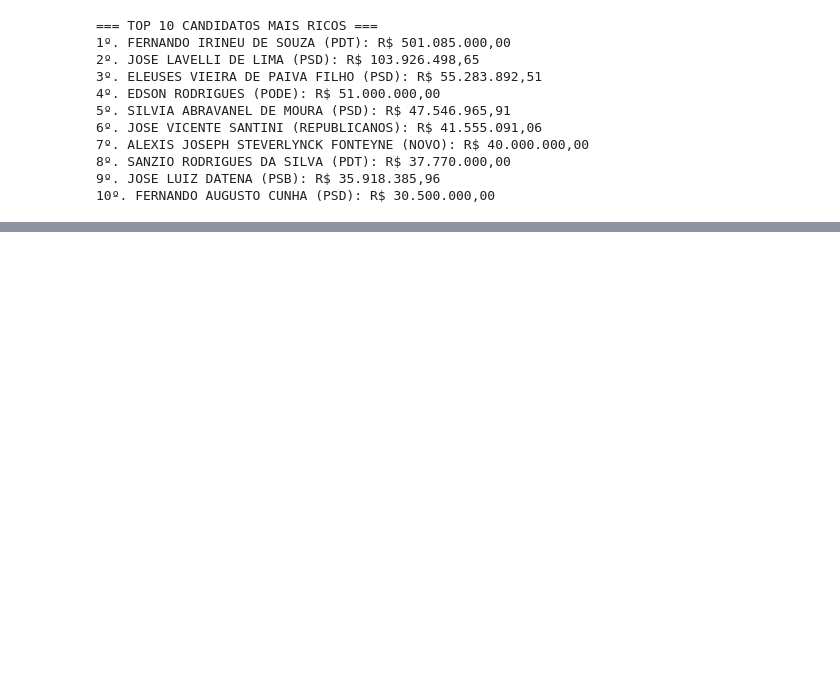
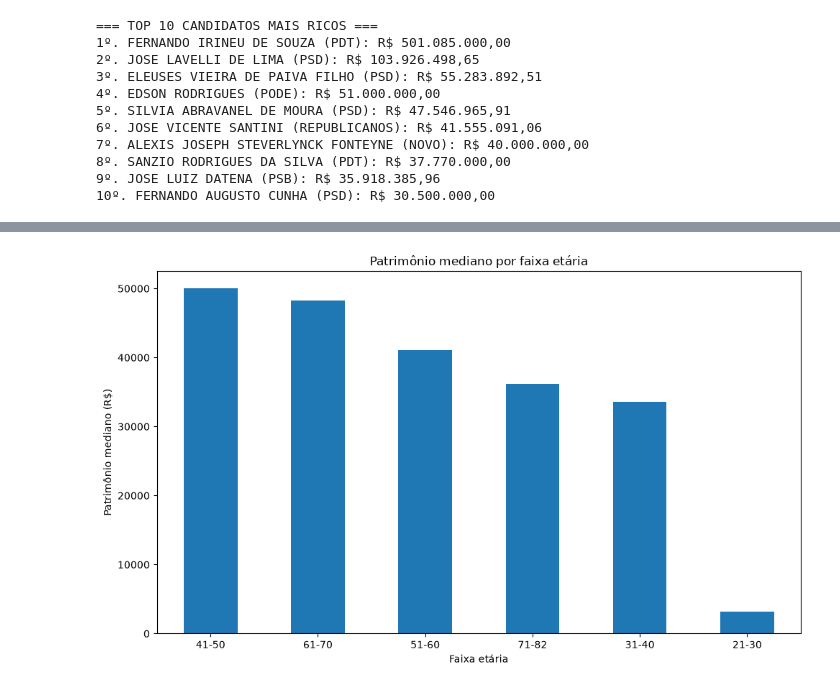
Before and after one commit to AraujoKienzle/Atividade-ADA-08-2026-Prof-Leonardo, a Jupyter notebook: projeto_08_2026.ipynb, the cells around one changed output, grey strips where cells are left out. Saved outputs shown, nothing was run; the diff lists cells and outputs as text; code cells hidden in the pictures; blank space fills up the shorter version.

```diff
--- a/projeto_08_2026.ipynb
+++ b/projeto_08_2026.ipynb
@@ -383,0 +582,16 @@ for i, (_, linha) in enumerate(top_10_ricos.iterrows(), 1):
+# %%
+base_total['FAIXA_ETARIA'] = pd.cut(
+    base_total['IDADE'],
+    bins=[20, 30, 40, 50, 60, 70, 90],
+    labels=[
+        '21-30',
+        '31-40',
+        '41-50',
+        '51-60',
+        '61-70',
+        '71-82'
+    ],
+    include_lowest=True
+)
+
+base_total['FAIXA_ETARIA'].value_counts().sort_index()
@@ -383,0 +607,10 @@ for i, (_, linha) in enumerate(top_10_ricos.iterrows(), 1):
+# %%
+analise_idade = (
+    base_total
+    .dropna(subset=['FAIXA_ETARIA'])
+    .groupby('FAIXA_ETARIA', observed=True)['VR_BEM_CANDIDATO']
+    .agg(['count', 'sum', 'mean', 'median'])
+    .sort_values('median', ascending=False)
+)
+
+analise_idade
@@ -383,0 +626,14 @@ for i, (_, linha) in enumerate(top_10_ricos.iterrows(), 1):
+# %%
+analise_idade['median'].plot(
+    kind='bar',
+    figsize=(10, 6),
+    title='Patrimônio mediano por faixa etária'
+)
+
+plt.ylabel('Patrimônio mediano (R$)')
+plt.xlabel('Faixa etária')
+plt.xticks(rotation=0)
+plt.tight_layout()
+plt.show()
+# %% [output]
+[figure, added]
```
Also changed, not shown: parts of 21 cells of this notebook.
